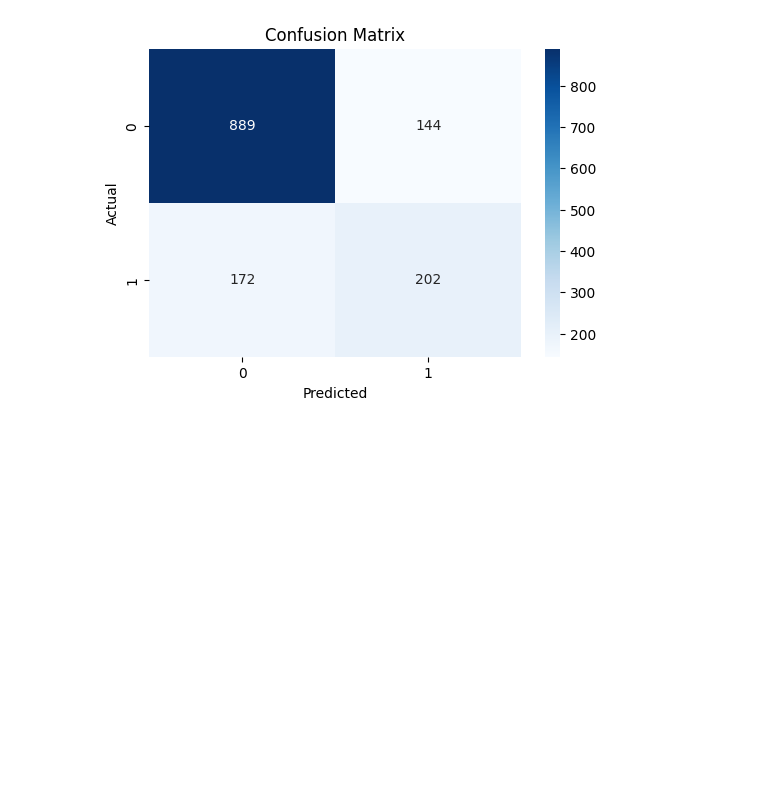
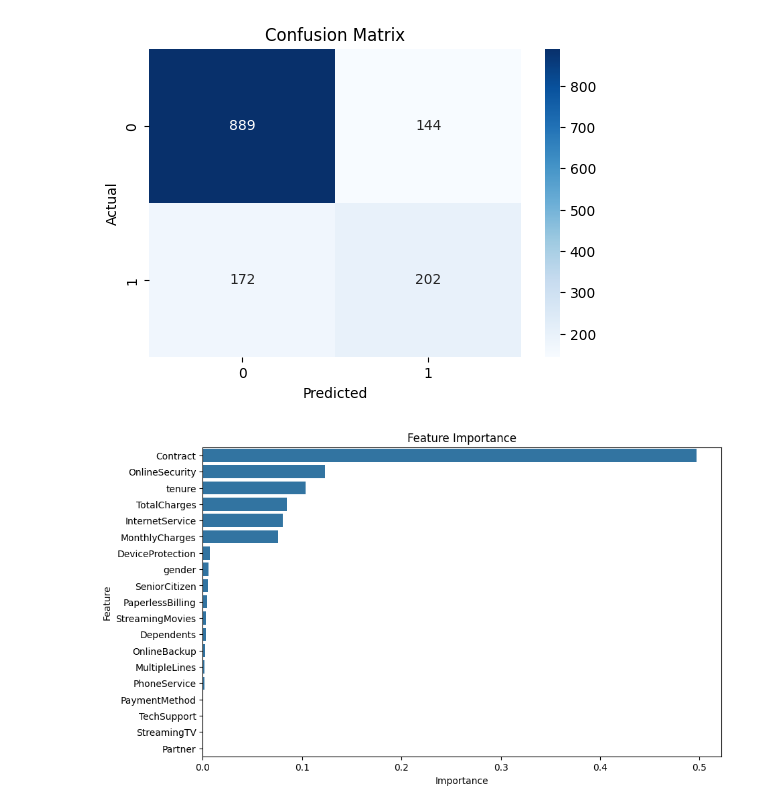
Before and after one commit to Gayasri72/ML-Customer-Churn, a Jupyter notebook: src/notebook/decision_tree/decision_tree.ipynb, the cells around one changed output. Drawn from its saved outputs; the diff is of its cells as text; code cells hidden in the pictures; blank space fills up the shorter version.

```diff
--- a/src/notebook/decision_tree/decision_tree.ipynb
+++ b/src/notebook/decision_tree/decision_tree.ipynb
@@ -136,3 +136,22 @@ plt.ylabel("Actual")
 plt.show()
 # %% [output]
 [figure]
+# %%
+# =====================
+# 8. FEATURE IMPORTANCE
+# =====================
+
+importance = pd.DataFrame({
+    "Feature": X.columns,
+    "Importance": model.feature_importances_
+}).sort_values(by="Importance", ascending=False)
+
+importance.head(10)
+
+# Plot feature importance
+plt.figure(figsize=(10,6))
+sns.barplot(x="Importance", y="Feature", data=importance)
+plt.title("Feature Importance")
+plt.show()
+# %% [output]
+[figure, added]
```
